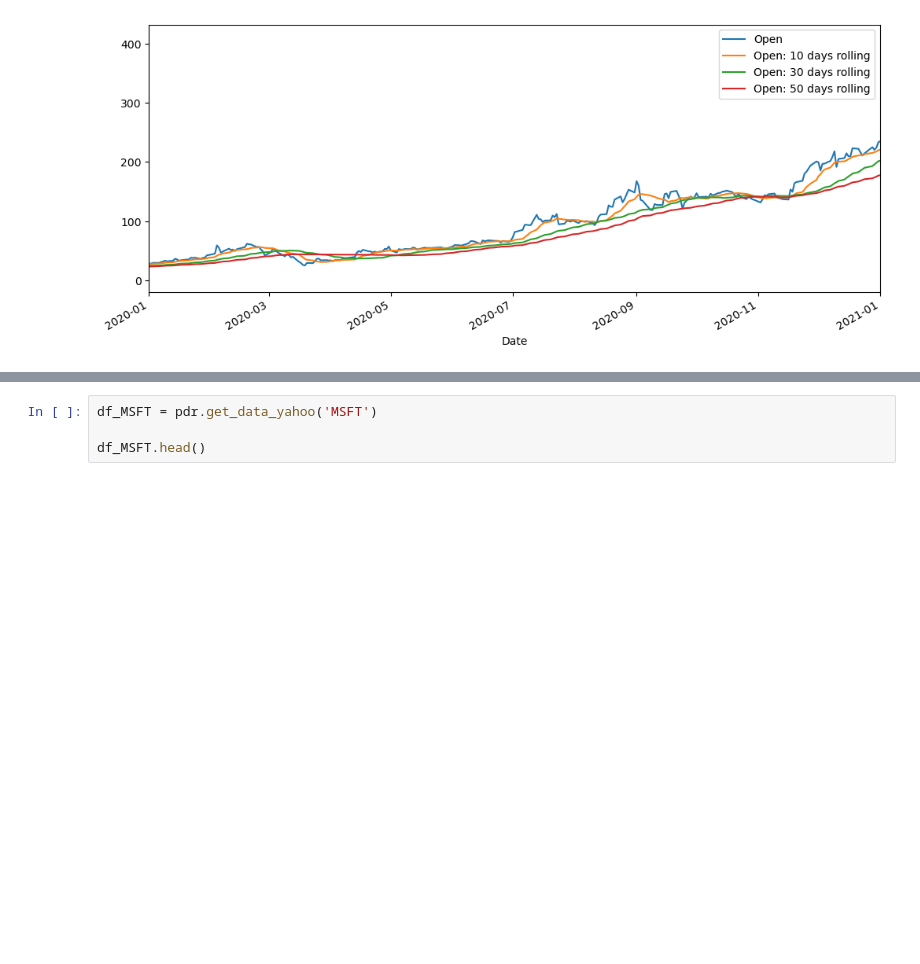
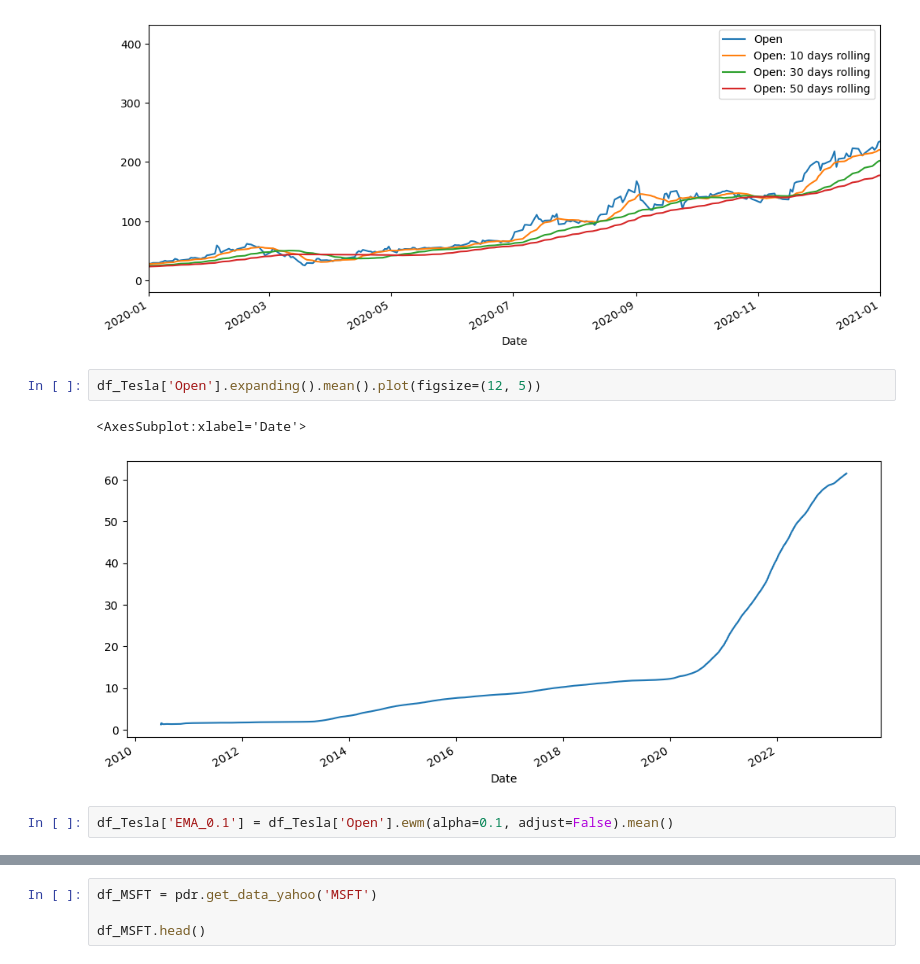
Before and after one commit to chwasiq0569/EDA-on-Time-Series-Data-, a Jupyter notebook: time-series-eda.ipynb, the cells around one changed output, grey strips where cells are left out. Saved outputs shown, nothing was run; the diff lists cells and outputs as text; blank space fills up the shorter version.

```diff
--- a/time-series-eda.ipynb
+++ b/time-series-eda.ipynb
@@ -303,3 +303,10 @@ df_Tesla[['Open', 'Open: 10 days rolling', 'Open: 30 days rolling', 'Open: 50 da
 # %% [output]
 <AxesSubplot:xlabel='Date'>
 [figure]
+# %%
+df_Tesla['Open'].expanding().mean().plot(figsize=(12, 5))
+# %% [output]
+<AxesSubplot:xlabel='Date'>
+[figure, added]
+# %%
+df_Tesla['EMA_0.1'] = df_Tesla['Open'].ewm(alpha=0.1, adjust=False).mean()
```
Also changed, not shown: parts of 7 cells of this notebook.
